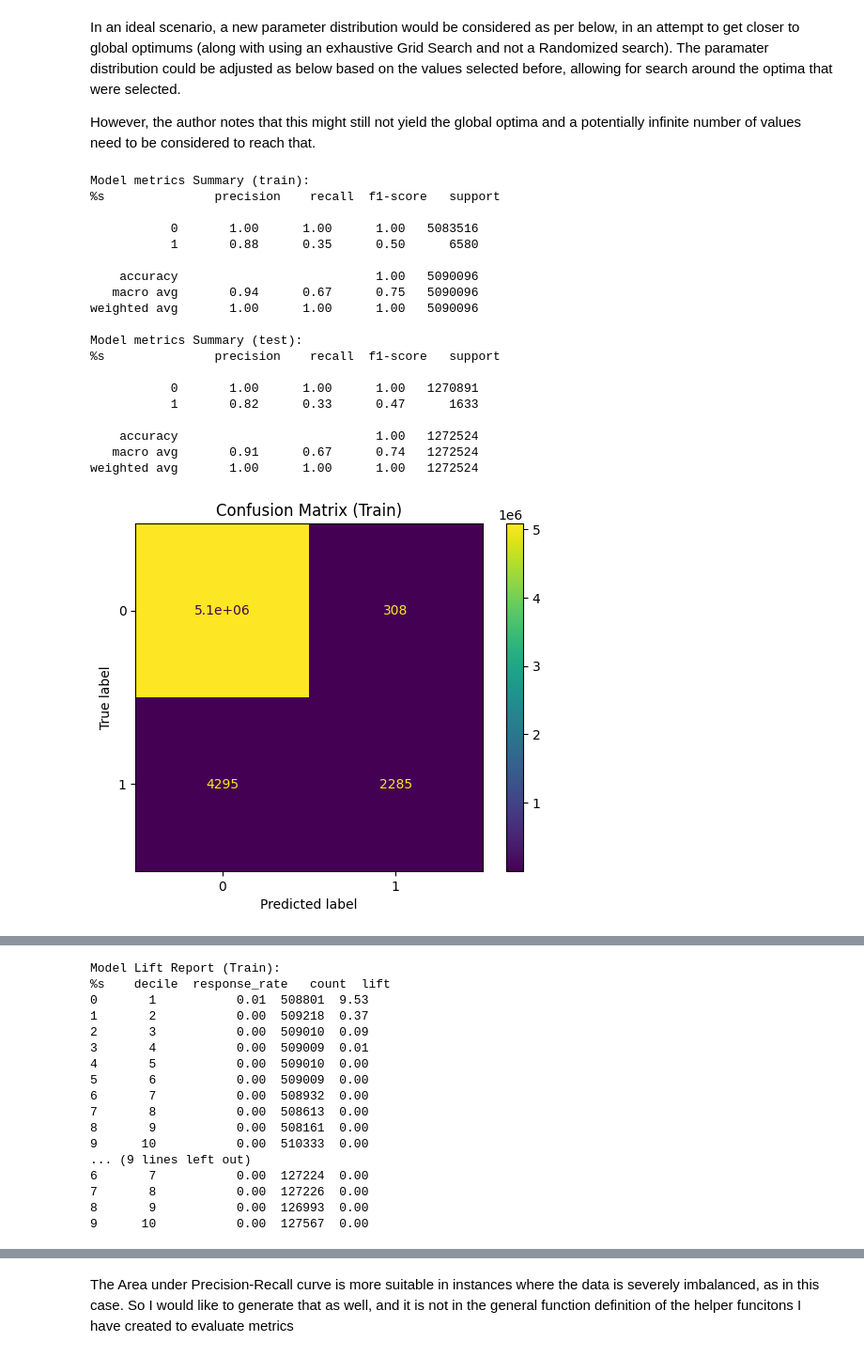
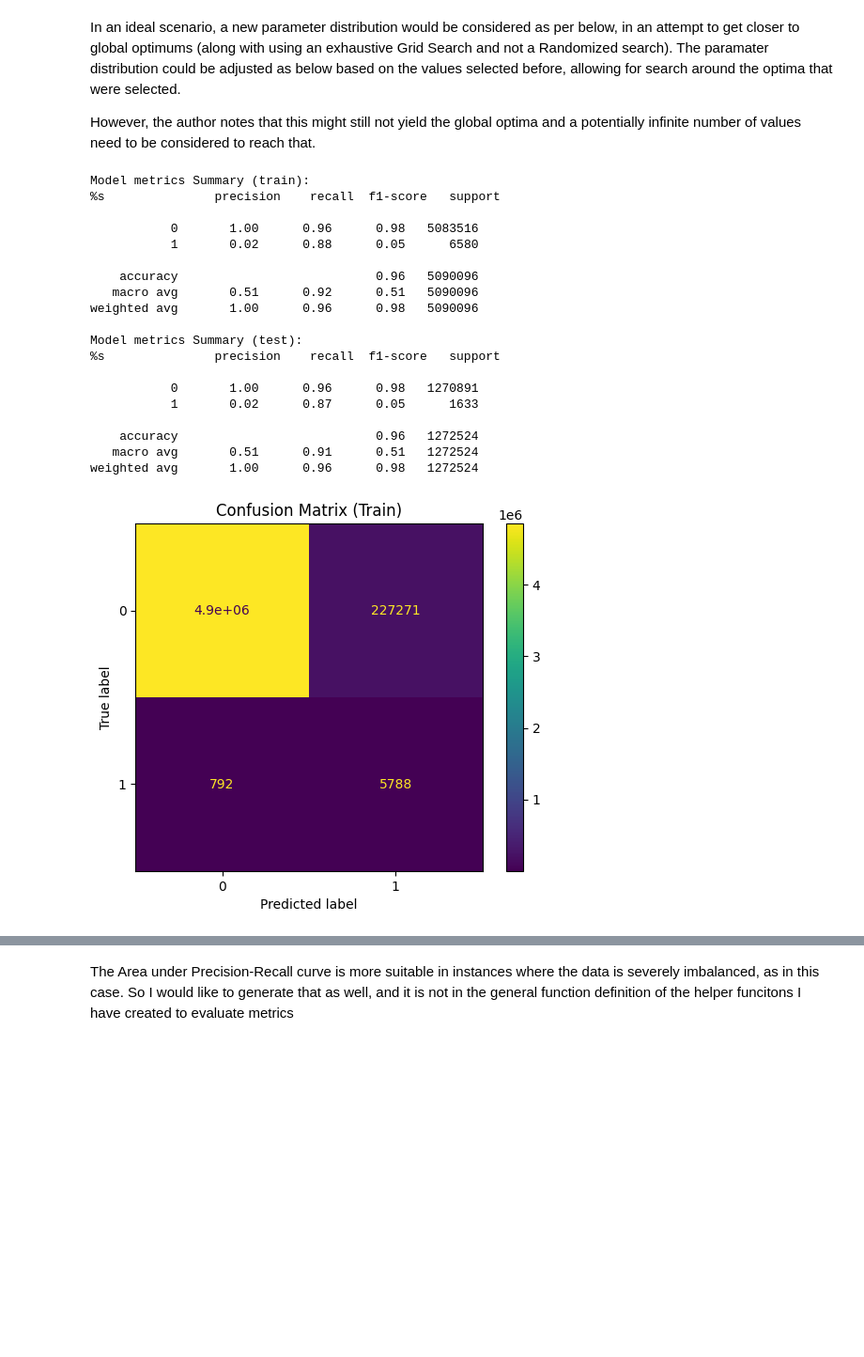
Before and after one commit to tewed/projects, a Jupyter notebook: Paysim_Fraud/Paysim Anomaly Detection Modeling.ipynb, the cells around one changed output, grey strips where cells are left out. Shown at 94% size. Drawn from its saved outputs; the diff is of its cells as text; code cells hidden in the pictures; blank space fills up the shorter version.

```diff
--- a/Paysim_Fraud/Paysim Anomaly Detection Modeling.ipynb
+++ b/Paysim_Fraud/Paysim Anomaly Detection Modeling.ipynb
@@ -192,9 +192,8 @@ param_dist = {
 
 
 xgb_clf = xgb.XGBClassifier(
-                            random_state =123,
-                            objective='binary:logistic',
-                            scale_pos_weight = scale
+                            random_state =seed,
+                            objective='binary:logistic'
                             )
 
 # Setup the RandomizedSearchCV
@@ -224,10 +223,10 @@ random_search2 = RandomizedSearchCV(
     estimator=xgb_clf,
     param_distributions=param_dist,
     n_iter=30,  # Number of parameter settings sampled
-    scoring='recall',  # Metric used for evaluation, since it is a very imbalanced set, we use the AUPRC
+    scoring='f1',  # Metric used for evaluation, since it is a very imbalanced set, we use the AUPRC
     cv=4,  # Number of cross-validation folds
     verbose=3,
-    random_sbtate=seed,
+    random_state=seed,
     n_jobs=-1,
     refit=True
 )
@@ -274,29 +271,29 @@ param_dist_2 = {
     'scale_pos_weight': [1,scale] # remains the same as before aas only 2 values exist and want to examine the scaled version and normal version again
 }
 # %%
-eval_metrics(random_search_fit,
+eval_metrics(random_search_fit2,
              train[all_columns_fit],
              train['isFraud'],
              test[all_columns_fit],
              test['isFraud'])
 # %% [output]
 Model metrics Summary (train):
 %s               precision    recall  f1-score   support
 
-           0       1.00      1.00      1.00   5083516
-           1       0.88      0.35      0.50      6580
+           0       1.00      0.96      0.98   5083516
+           1       0.02      0.88      0.05      6580
 
-    accuracy                           1.00   5090096
-   macro avg       0.94      0.67      0.75   5090096
-weighted avg       1.00      1.00      1.00   5090096
+    accuracy                           0.96   5090096
+   macro avg       0.51      0.92      0.51   5090096
+weighted avg       1.00      0.96      0.98   5090096
 
 Model metrics Summary (test):
 %s               precision    recall  f1-score   support
 
-           0       1.00      1.00      1.00   1270891
-           1       0.82      0.33      0.47      1633
+           0       1.00      0.96      0.98   1270891
+           1       0.02      0.87      0.05      1633
 
-    accuracy                           1.00   1272524
-   macro avg       0.91      0.67      0.74   1272524
-weighted avg       1.00      1.00      1.00   1272524
+    accuracy                           0.96   1272524
+   macro avg       0.51      0.91      0.51   1272524
+weighted avg       1.00      0.96      0.98   1272524
-[figure, old version]
+[figure, new version]
@@ -305,17 +299,0 @@ weighted avg       1.00      1.00      1.00   1272524
-Model Lift Report (Train):
-%s    decile  response_rate   count  lift
-0       1           0.01  508801  9.53
-1       2           0.00  509218  0.37
-2       3           0.00  509010  0.09
-3       4           0.00  509009  0.01
-4       5           0.00  509010  0.00
-5       6           0.00  509009  0.00
-6       7           0.00  508932  0.00
-7       8           0.00  508613  0.00
-8       9           0.00  508161  0.00
-9      10           0.00  510333  0.00
-... (9 lines left out)
-6       7           0.00  127224  0.00
-7       8           0.00  127226  0.00
-8       9           0.00  126993  0.00
-9      10           0.00  127567  0.00
```
Also changed, not shown: parts of 5 cells of this notebook.
